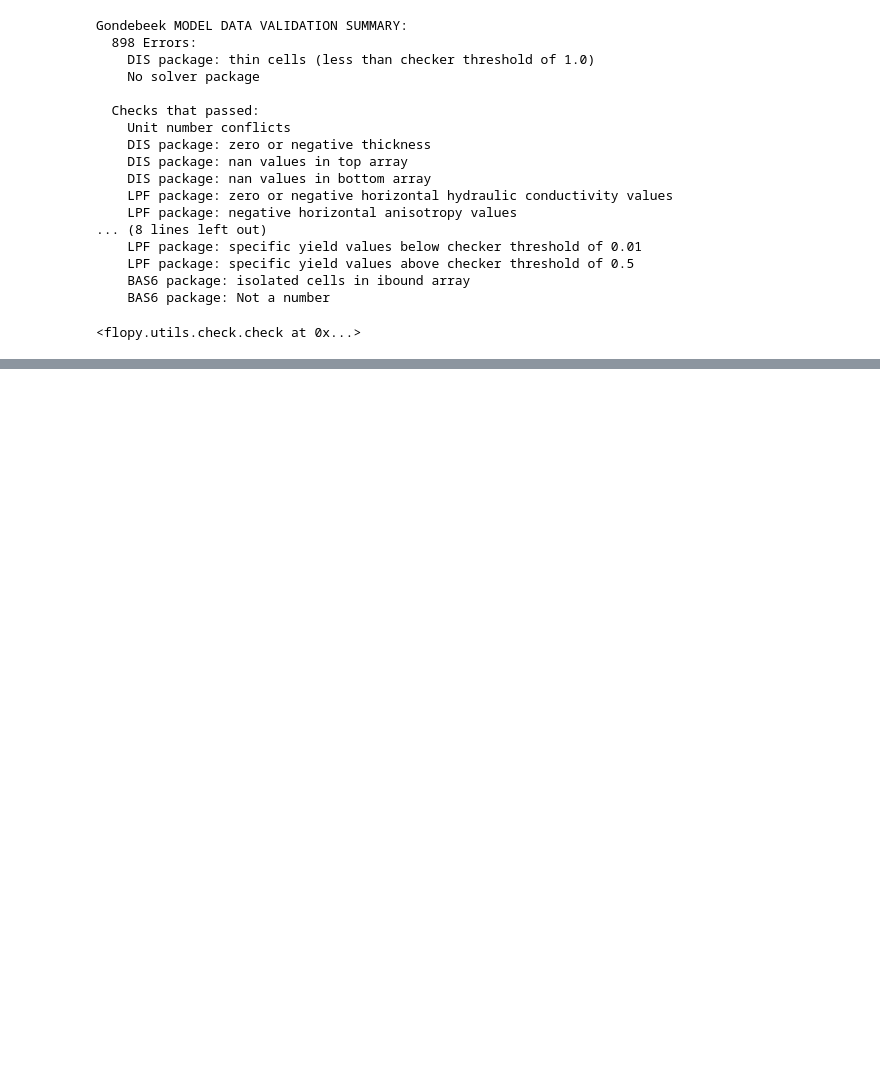
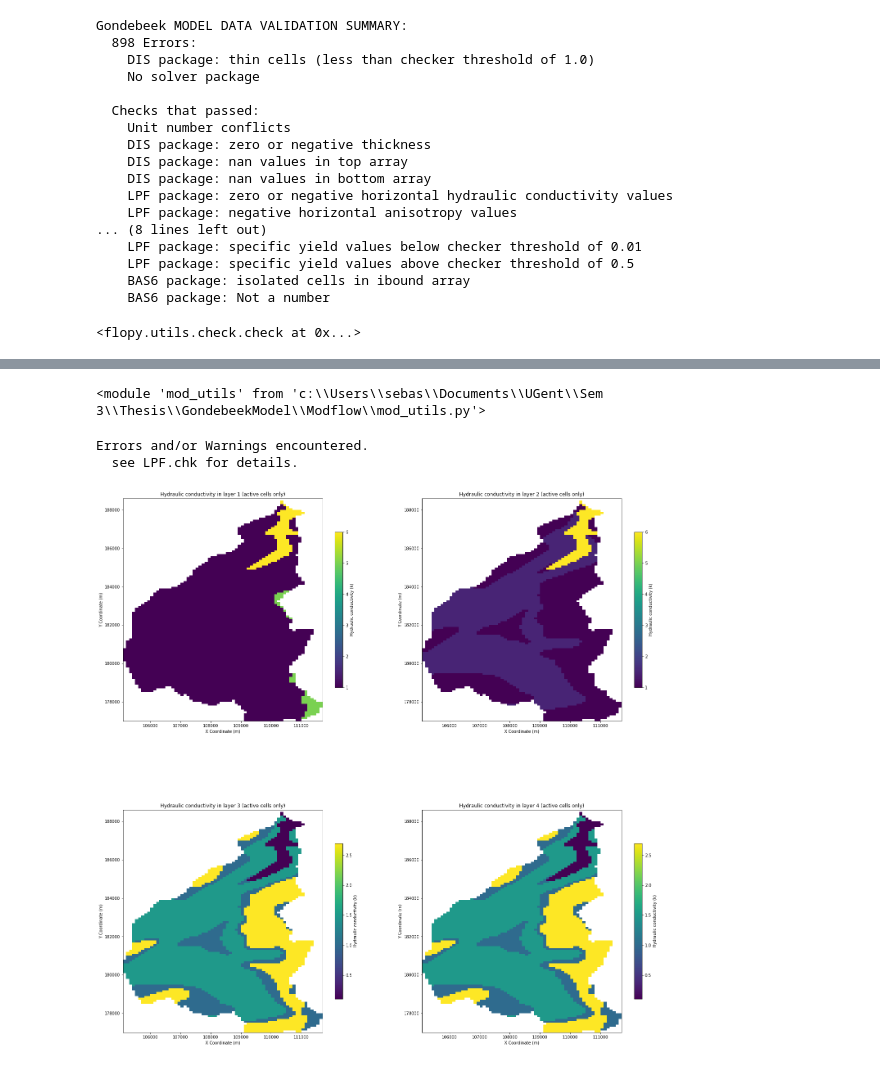
Before and after one commit to sebmeng/Thesis-GondebeekModel, a Jupyter notebook: Modflow/Build_model_4guideLayers.ipynb, the cells around one changed output, grey strips where cells are left out. Drawn from its saved outputs; the diff is of its cells as text; code cells hidden in the pictures; blank space fills up the shorter version.

Commit message:
construction is finished but the model runs wrong.

```diff
--- a/Modflow/Build_model_4guideLayers.ipynb
+++ b/Modflow/Build_model_4guideLayers.ipynb
@@ -338,0 +429,61 @@ NameError: name 'pyproj' is not defined
+# %%
+import mod_utils
+import importlib
+importlib.reload(mod_utils)
+# %% [output]
+<module 'mod_utils' from 'c:\\Users\\sebas\\Documents\\UGent\\Sem 3\\Thesis\\GondebeekModel\\Modflow\\mod_utils.py'>
+# %%
+#set hydraulic properties:
+mod_utils.set_hydraulic_properties(sim, k, s, bbox, delr, delc, ['k_1', 'k_2', 'k_3', 'k_3'],
+                                   ['k33_1', 'k33_2', 'k33_3', 'k33_3'],['sy_1', 'sy_2', 'sy_3', 'sy_3'], ['ss_1', 'ss_2', 'ss_3', 'ss_3'] )
+#write lpf package
+
+sim.lpf.write_file()
+# %% [output]
+Errors and/or Warnings encountered.
+  see LPF.chk for details.
+# %%
+
+# Create a figure with 2 rows and 2 columns
+fig, axs = plt.subplots(2, 2, figsize=(24, 24))
+
+for i in range(4):
+    # Get the hydraulic conductivity 'k' in layer i
+    k_layer = sim.lpf.hk.array[i]
+
+    # Get the active cells in layer i
+    ibound_layer = sim.bas6.ibound.array[i]
+    active_cells = ibound_layer > 0
+
+    # Mask the 'k' array with the active cells
+    k_layer_active = np.where(active_cells, k_layer, np.nan)
+
+    # Create a map of the model
+    row = i // 2
+    col = i % 2
+    modelmap = flopy.plot.PlotMapView(model=sim, ax=axs[row, col])
+
+    # Plot the 'k' values of the active cells in layer i
+    quadmesh = modelmap.plot_array(k_layer_active, cmap='viridis')
+
+    # Add a colorbar with a label
+    cbar = plt.colorbar(quadmesh, shrink=0.7, ax=axs[row, col])
+    cbar.set_label('Hydraulic conductivity (k)')
+
+    # Add labels to the x and y axes
+    axs[row, col].set_xlabel('X Coordinate (m)')
+    axs[row, col].set_ylabel('Y Coordinate (m)')
+
+    # Add a title
+    axs[row, col].set_title(f"Hydraulic conductivity in layer {i+1} (active cells only)")
+
+# Adjust the space between the subplots
+plt.subplots_adjust(wspace=0.2, hspace=0.4)
+
+# Save the plot as a PNG file
+plt.savefig('Hydraulic_conductivity_all_layers.png')
+
+# Show the plot
+plt.show()
+# %% [output]
+[figure, added]
```
Also changed, not shown: parts of 27 cells of this notebook, 20 other files.
